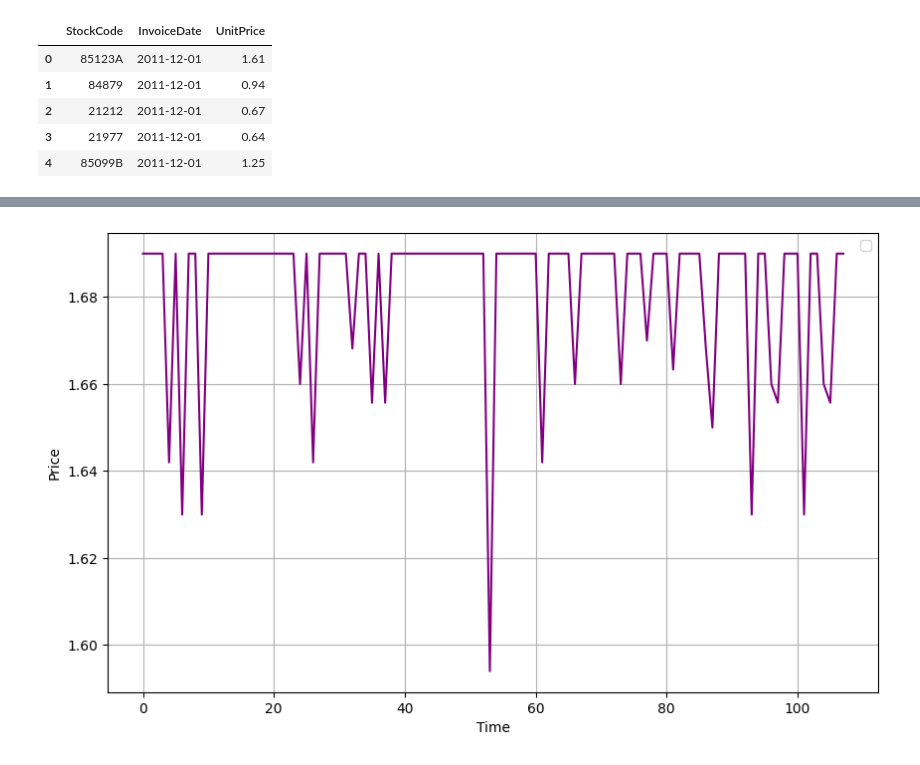
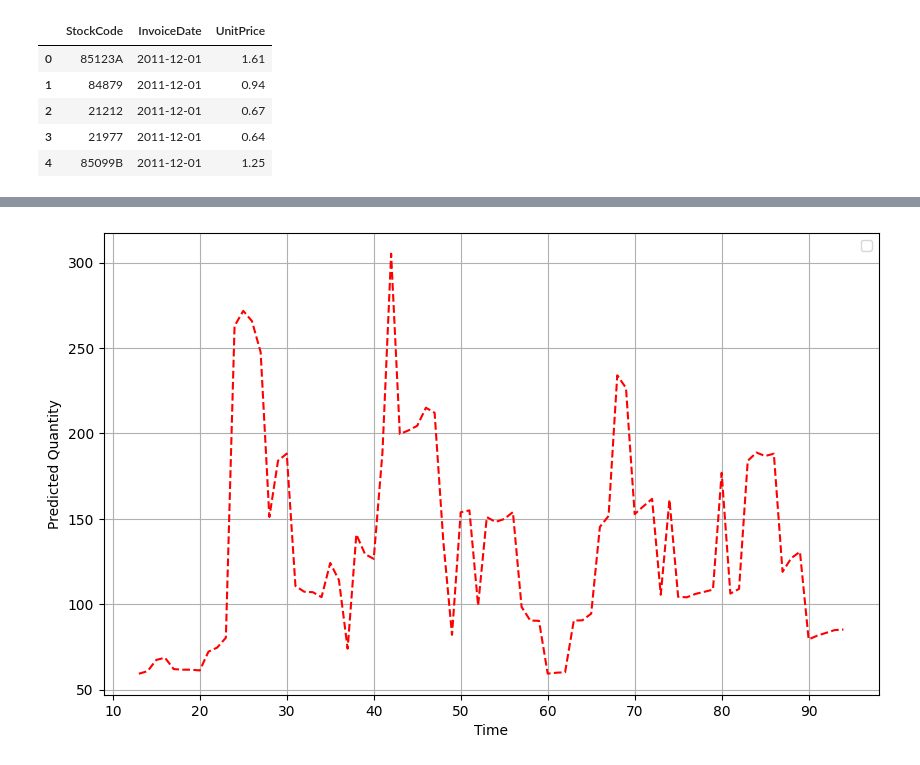
Before and after one commit to t07902301/Price-Elasticity, a Jupyter notebook: Modelling.ipynb, the cells around one changed output, grey strips where cells are left out. Cells and saved outputs as stored; diff of their text form; code cells hidden in the pictures.

```diff
--- a/Modelling.ipynb
+++ b/Modelling.ipynb
@@ -203,0 +161,15 @@ with open('results/price_only_train_outliers.txt', 'w') as file:
+# %%
+results, _ = build_model('LR')
+with open('results/price_only_train_outliers.txt', 'w') as file:
+    for result in results:
+        file.write(result + '\n')
+
+results, _ = build_model('LR_SW')
+with open('results/SW_results_price_only_train_outliers.txt', 'w') as file:
+    for result in results:
+        file.write(result + '\n')
+
+results, models = build_model('LR_SW_FW')
+with open('results/SW_results_season_FW_price_only_train_outliers.txt', 'w') as file:
+    for result in results:
+        file.write(result + '\n')
@@ -293,6 +287,6 @@ new_df.head()
 | 3 | 21977 | 2011-12-01 | 0.64 |
 | 4 | 85099B | 2011-12-01 | 1.25 |
 # %%
-raw_data = pd.concat([raw_data, new_df], ignore_index=True)
+raw_data = pd.concat([raw_data[['StockCode', 'InvoiceDate', 'UnitPrice', 'Quantity']], new_df], ignore_index=True)
 raw_data.head()
 # %% [output]
@@ -322,7 +314,9 @@ for stock_code in target_prodcucts:
 
     # Prepare the data for prediction
     data = raw_data[(raw_data['StockCode'] == stock_code) & (raw_data['InvoiceDate'] >= pd.to_datetime('2011-12-01'))][['UnitPrice', 'Quantity', 'InvoiceDate']]
-    data['LogUnitPrice'] = np.log(data['UnitPrice'].abs().replace(0, np.nan).dropna())
+    data['UnitPrice_14D'] = data['UnitPrice'].rolling(window=14).mean()
+    data.dropna(subset=['UnitPrice_14D'], inplace=True)
+    data['LogUnitPrice'] = np.log(data['UnitPrice_14D'].abs().replace(0, np.nan).dropna())
 
     # Define sliding window size (e.g., past 3 weeks)
     window_size = 21  # 3 weeks (assuming daily data)
@@ -379,0 +370,2 @@ raw_data['InvoiceDate'] = pd.to_datetime(raw_data['InvoiceDate'], format='%Y-%m-
+# %%
+target_product = '22178'
@@ -380,16 +389,16 @@ raw_data['InvoiceDate'] = pd.to_datetime(raw_data['InvoiceDate'], format='%Y-%m-
 # %%
-price_this_year_sample = raw_data[(raw_data['StockCode'] == '84879') & (raw_data['InvoiceDate'] >= pd.to_datetime('2011-12-01'))]['UnitPrice']
-price_last_year_sample = raw_data[raw_data['StockCode'] == '84879']['UnitPrice'].dropna().tail(100).to_numpy()
-price_vis = np.concatenate((price_last_year_sample, price_this_year_sample.to_numpy()[:10]))
+tmp = raw_data[(raw_data['StockCode'] == target_product) & \
+               (raw_data['InvoiceDate'] >= pd.to_datetime('2011-11-01')) &\
+                (raw_data['InvoiceDate'] < pd.to_datetime('2011-12-01'))]
+vis = np.concatenate((tmp['Quantity'].rolling(window=14).mean().to_numpy(), np.exp(results[target_product])))
 
-# Plot actual vs predicted values
 plt.figure(figsize=(10, 6))
-plt.plot(price_vis, color='purple')
+plt.plot(vis, color='red', linestyle='--')
 plt.xlabel('Time')
-plt.ylabel('Price')
+plt.ylabel('Predicted Quantity')
 # plt.title('Actual vs Predicted Values')
 plt.legend()
 plt.grid(True)
 plt.show()
 # %% [output]
-[figure, old version]
+[figure, new version]
```
Also changed, not shown: parts of 22 cells of this notebook, 1 other file.
